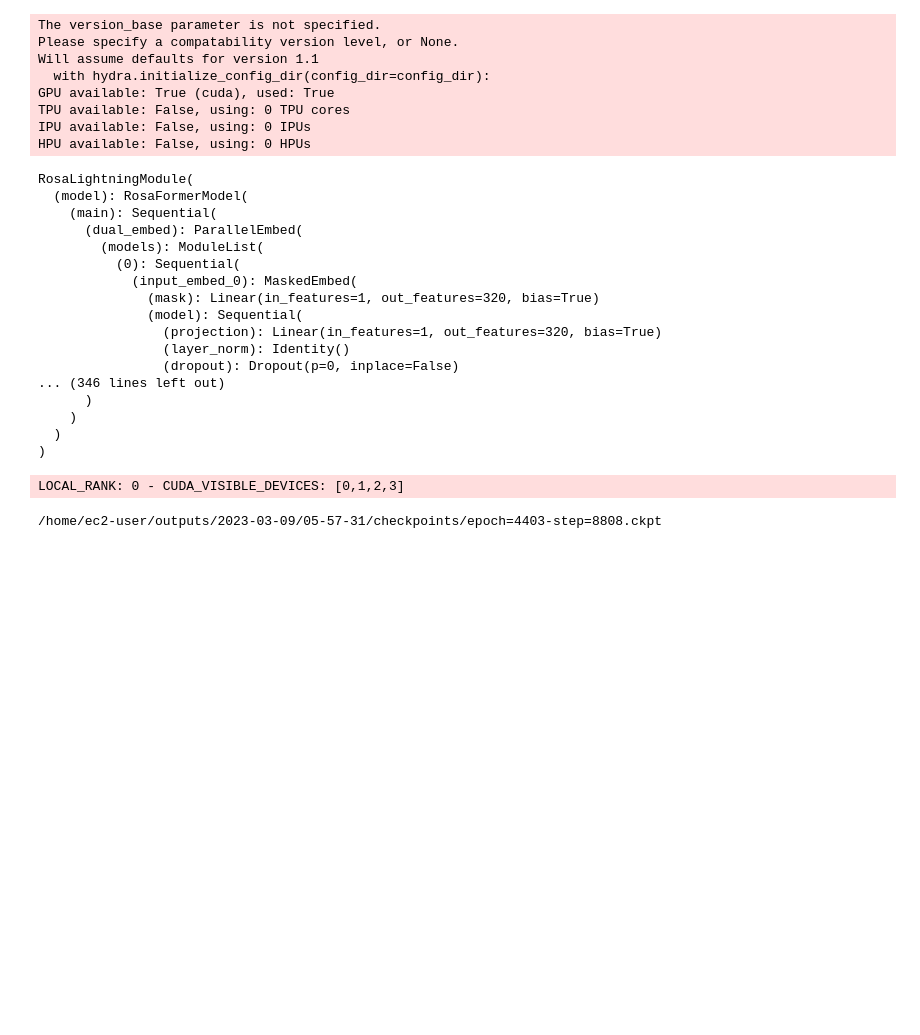
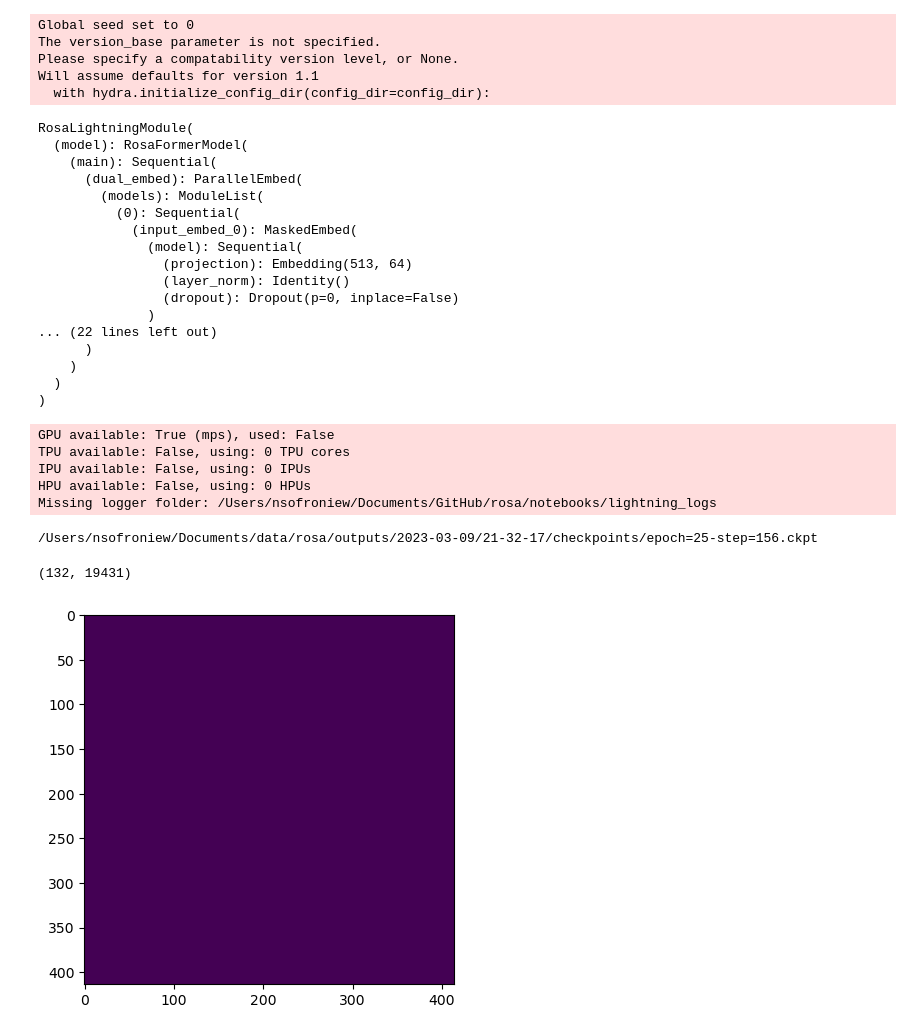
Before and after one commit to sofroniewn/rosa, a Jupyter notebook: notebooks/predict_transformer.ipynb, the cells around one changed output. Drawn from its saved outputs; the diff is of its cells as text; code cells hidden in the pictures; blank space fills up the shorter version.

```diff
--- a/notebooks/predict_transformer.ipynb
+++ b/notebooks/predict_transformer.ipynb
@@ -5,29 +5,25 @@ from glob import  glob
 from rosa import  predict
 
 
-BASE_DIR = "/home/ec2-user/outputs/2023-03-09/05-57-31"
+BASE_DIR = "/Users/nsofroniew/Documents/data/rosa/outputs/2023-03-09/21-32-17" # /home/ec2-user/
 config_dir = BASE_DIR + "/.hydra"
 
 with hydra.initialize_config_dir(config_dir=config_dir):
     config = hydra.compose(config_name="config", overrides=OmegaConf.load(config_dir + "/overrides.yaml"))
 
     chkpts = BASE_DIR + "/checkpoints/epoch=*.ckpt"
-    # chkpts = BASE_DIR + "/checkpoints/last.ckpt"
     chkpt = glob(chkpts)[0]
 
-    adata = predict(config, chkpt)
+    adata, rdm, rlm = predict(config, chkpt)
 
 # display(adata)
 print(chkpt)
 # %% [output]
+Global seed set to 0
 The version_base parameter is not specified.
 Please specify a compatability version level, or None.
 Will assume defaults for version 1.1
   with hydra.initialize_config_dir(config_dir=config_dir):
-GPU available: True (cuda), used: True
-TPU available: False, using: 0 TPU cores
-IPU available: False, using: 0 IPUs
-HPU available: False, using: 0 HPUs
 RosaLightningModule(
   (model): RosaFormerModel(
     (main): Sequential(
@@ -35,15 +31,27 @@ RosaLightningModule(
         (models): ModuleList(
           (0): Sequential(
             (input_embed_0): MaskedEmbed(
-              (mask): Linear(in_features=1, out_features=320, bias=True)
               (model): Sequential(
-                (projection): Linear(in_features=1, out_features=320, bias=True)
+                (projection): Embedding(513, 64)
                 (layer_norm): Identity()
                 (dropout): Dropout(p=0, inplace=False)
-... (346 lines left out)
+              )
+... (22 lines left out)
       )
     )
   )
 )
-LOCAL_RANK: 0 - CUDA_VISIBLE_DEVICES: [0,1,2,3]
+GPU available: True (mps), used: False
+TPU available: False, using: 0 TPU cores
+IPU available: False, using: 0 IPUs
+HPU available: False, using: 0 HPUs
+Missing logger folder: /Users/nsofroniew/Documents/GitHub/rosa/notebooks/lightning_logs
-/home/ec2-user/outputs/2023-03-09/05-57-31/checkpoints/epoch=4403-step=8808.ckpt
+/Users/nsofroniew/Documents/data/rosa/outputs/2023-03-09/21-32-17/checkpoints/epoch=25-step=156.ckpt
+# %%
+predicted = adata.layers['predicted']
+measured = adata.layers['measured']
+confidence = adata.layers['confidence']
+# %%
+measured.shape
+# %% [output]
+(132, 19431)
@@ -49,0 +60,2 @@ LOCAL_RANK: 0 - CUDA_VISIBLE_DEVICES: [0,1,2,3]
+# %%
+cm = confusion_matrix(measured.flatten(), predicted.flatten())
@@ -49,0 +64,4 @@ LOCAL_RANK: 0 - CUDA_VISIBLE_DEVICES: [0,1,2,3]
+# %%
+plt.imshow(cm);
+# %% [output]
+[figure, added]
```
Also changed, not shown: parts of 12 cells of this notebook, 11 other files.
